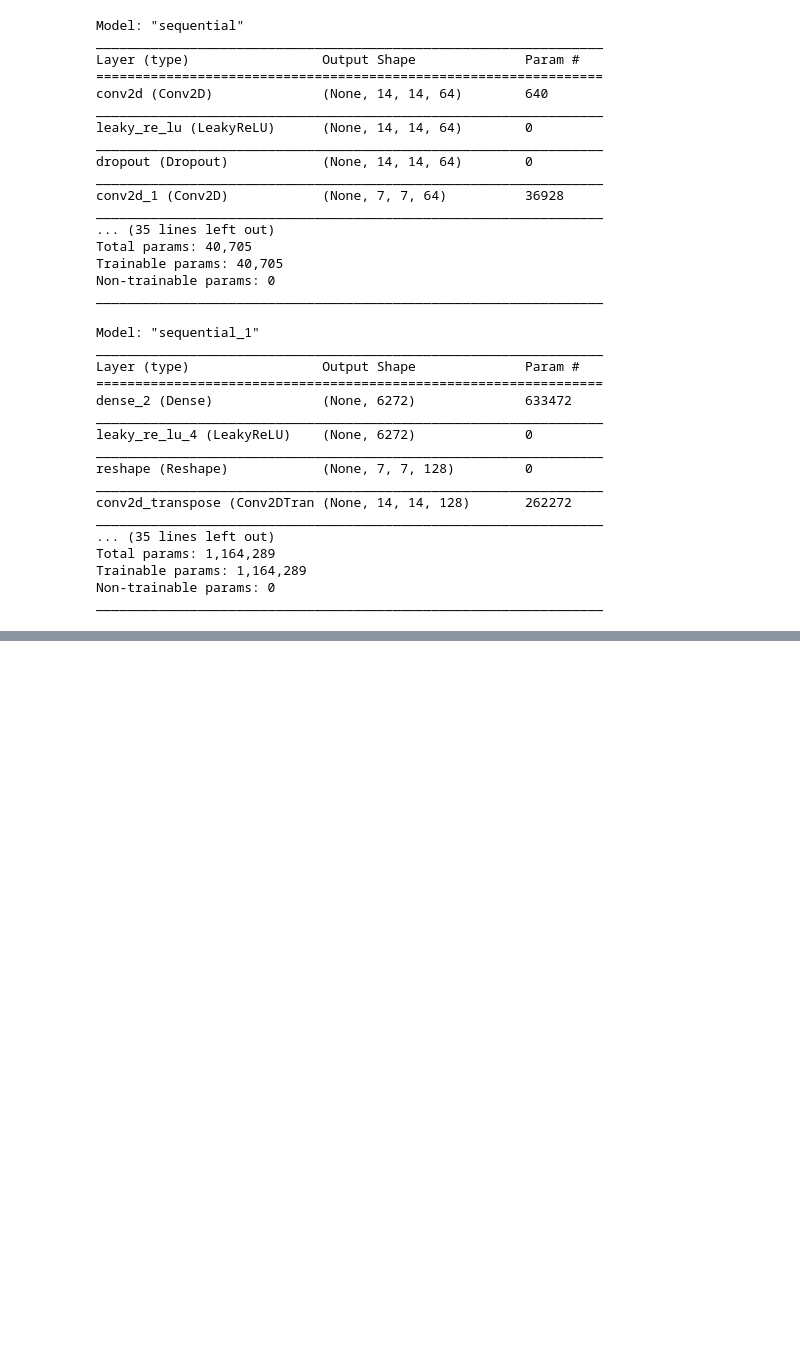
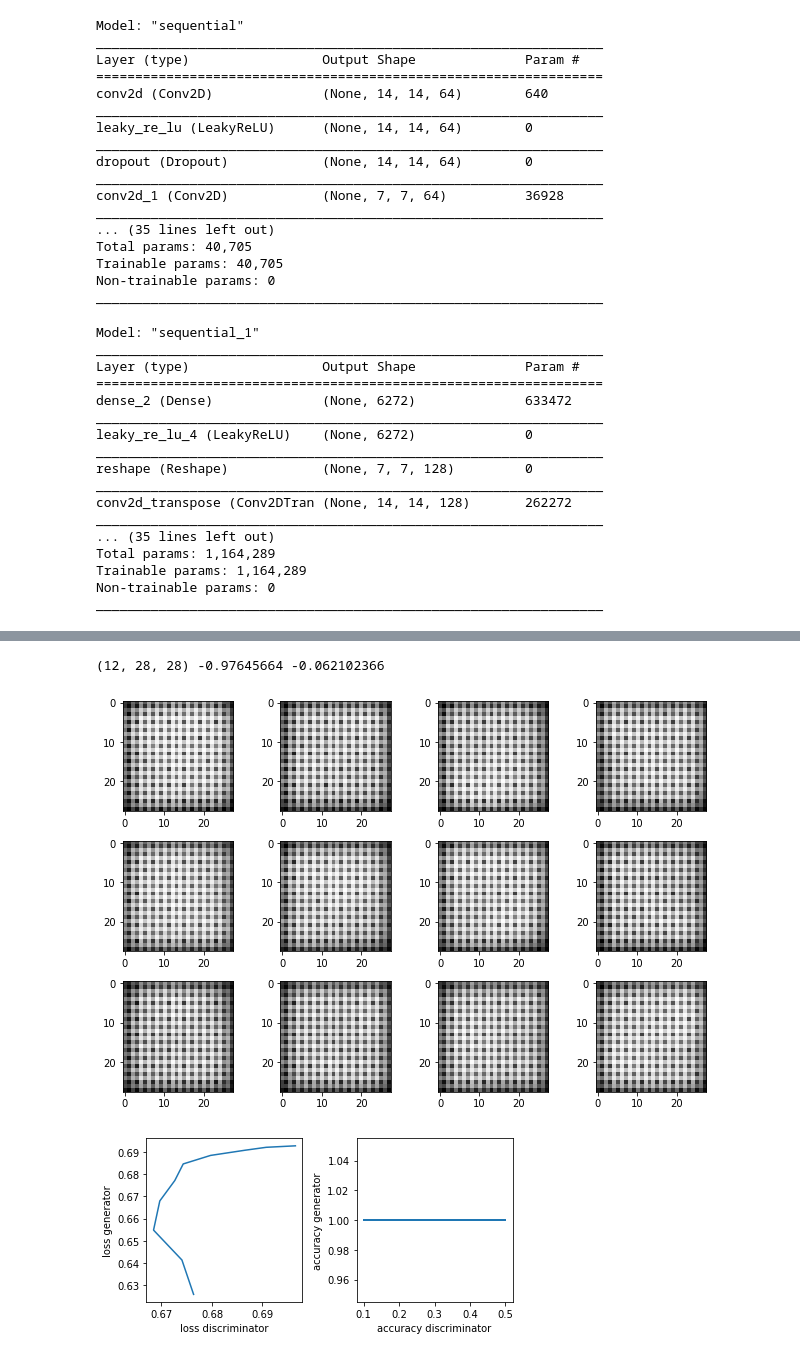
Before and after one commit to kota7/ilearn-gan, a Jupyter notebook: 2_gan-for-generating-mnist-images.ipynb, the cells around one changed output, grey strips where cells are left out. Cells and saved outputs as stored; diff of their text form; code cells hidden in the pictures; blank space fills up the shorter version.

```diff
--- a/2_gan-for-generating-mnist-images.ipynb
+++ b/2_gan-for-generating-mnist-images.ipynb
@@ -340,3 +351,28 @@ Iter 10: loss=(0.543, 0.809), acc=(1.000, 0.000)
+# %%
+def post_estimation_summary(gan, history):
+    fake = generate_fake_data(gan.generator, 12).squeeze()  # remove the channels dimension
+    print(fake.shape, np.min(fake), np.max(fake))
+    fig = plot_images(fake, nrow=3, ncol=4)
+    display(fig)
+    plt.close(fig)
+
+    fig, ax = plt.subplots(1, 2, figsize=(6, 3))
+    ax[0].plot(history["loss_d"], history["loss_g"])
+    ax[0].set_xlabel("loss discriminator")
+    ax[0].set_ylabel("loss generator")
+    ax[1].plot(history["acc_d"], history["acc_g"])
+    ax[1].set_xlabel("accuracy discriminator")
+    ax[1].set_ylabel("accuracy generator")
+    fig.tight_layout()
+    display(fig)
+    plt.close(fig)
+
+# test
+post_estimation_summary(gan, history)
+# %% [output]
+(12, 28, 28) -0.97645664 -0.062102366
+[figure, added]
+[figure, added]
 # %%
 data = RealDataset(x_tr, normalizer=Normalizer())
 test_data = RealDataset(x_te, normalizer=Normalizer())
```
Also changed, not shown: parts of 18 cells of this notebook.
